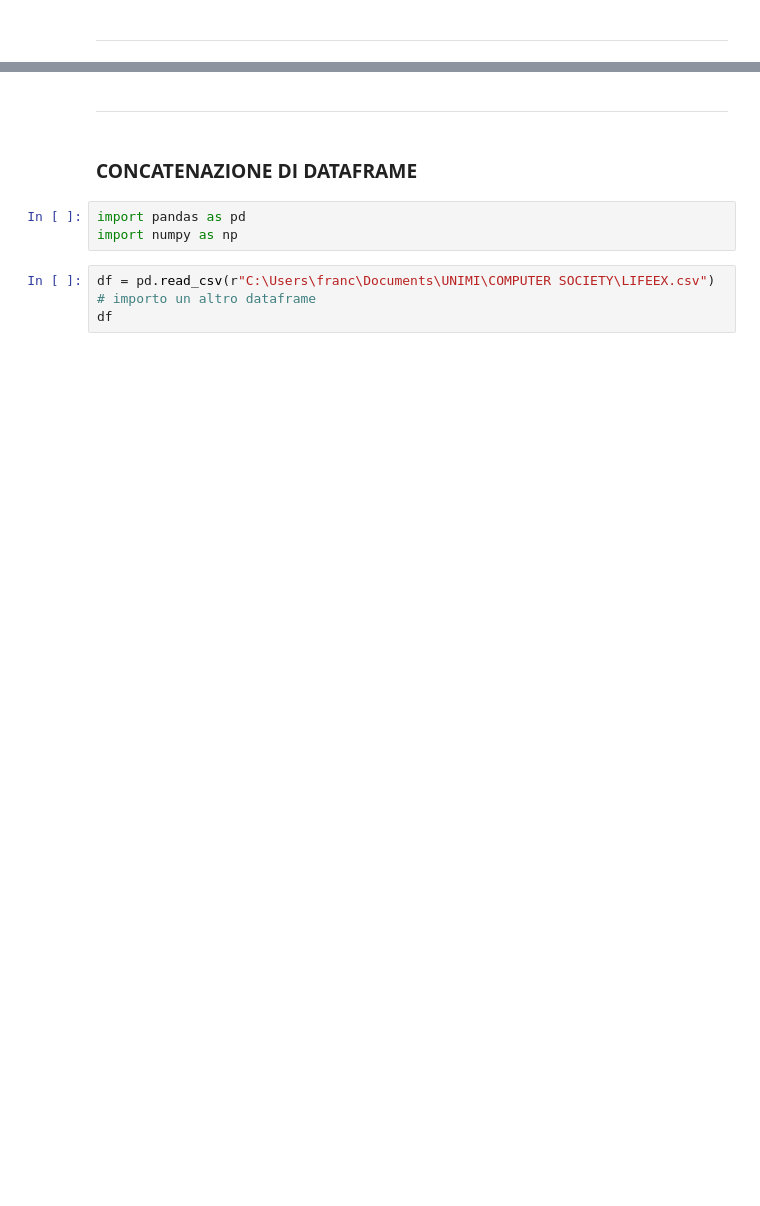
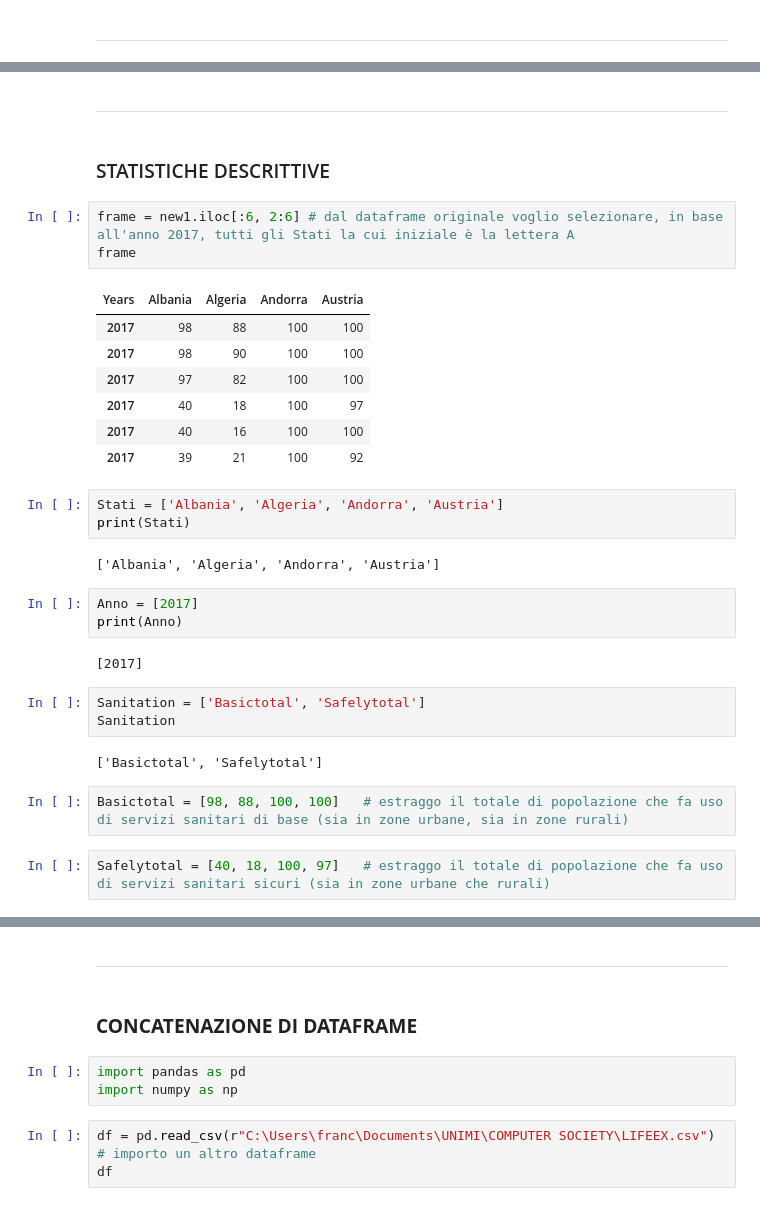
Before and after one commit to FRANCE2011/Uni-github, a Jupyter notebook: Sanitation and Global Health.ipynb, the cells around one changed output, grey strips where cells are left out. Cells and saved outputs as stored; diff of their text form; blank space fills up the shorter version.

```diff
--- a/Sanitation and Global Health.ipynb
+++ b/Sanitation and Global Health.ipynb
@@ -382,0 +230,34 @@ array([' Population using at least basic sanitation services (%)',
+# %% [markdown]
+***
+# %% [markdown]
+### STATISTICHE DESCRITTIVE
+# %%
+frame = new1.iloc[:6, 2:6] # dal dataframe originale voglio selezionare, in base all'anno 2017, tutti gli Stati la cui iniziale è la lettera A
+frame
+# %% [output]
+| Years | Albania | Algeria | Andorra | Austria |
+| 2017 | 98 | 88 | 100 | 100 |
+| 2017 | 98 | 90 | 100 | 100 |
+| 2017 | 97 | 82 | 100 | 100 |
+| 2017 | 40 | 18 | 100 | 97 |
+| 2017 | 40 | 16 | 100 | 100 |
+| 2017 | 39 | 21 | 100 | 92 |
+# %%
+Stati = ['Albania', 'Algeria', 'Andorra', 'Austria']
+print(Stati)
+# %% [output]
+['Albania', 'Algeria', 'Andorra', 'Austria']
+# %%
+Anno = [2017]
+print(Anno)
+# %% [output]
+[2017]
+# %%
+Sanitation = ['Basictotal', 'Safelytotal']
+Sanitation
+# %% [output]
+['Basictotal', 'Safelytotal']
+# %%
+Basictotal = [98, 88, 100, 100]   # estraggo il totale di popolazione che fa uso di servizi sanitari di base (sia in zone urbane, sia in zone rurali)
+# %%
+Safelytotal = [40, 18, 100, 97]   # estraggo il totale di popolazione che fa uso di servizi sanitari sicuri (sia in zone urbane che rurali)
```
Also changed, not shown: parts of 59 cells of this notebook.
